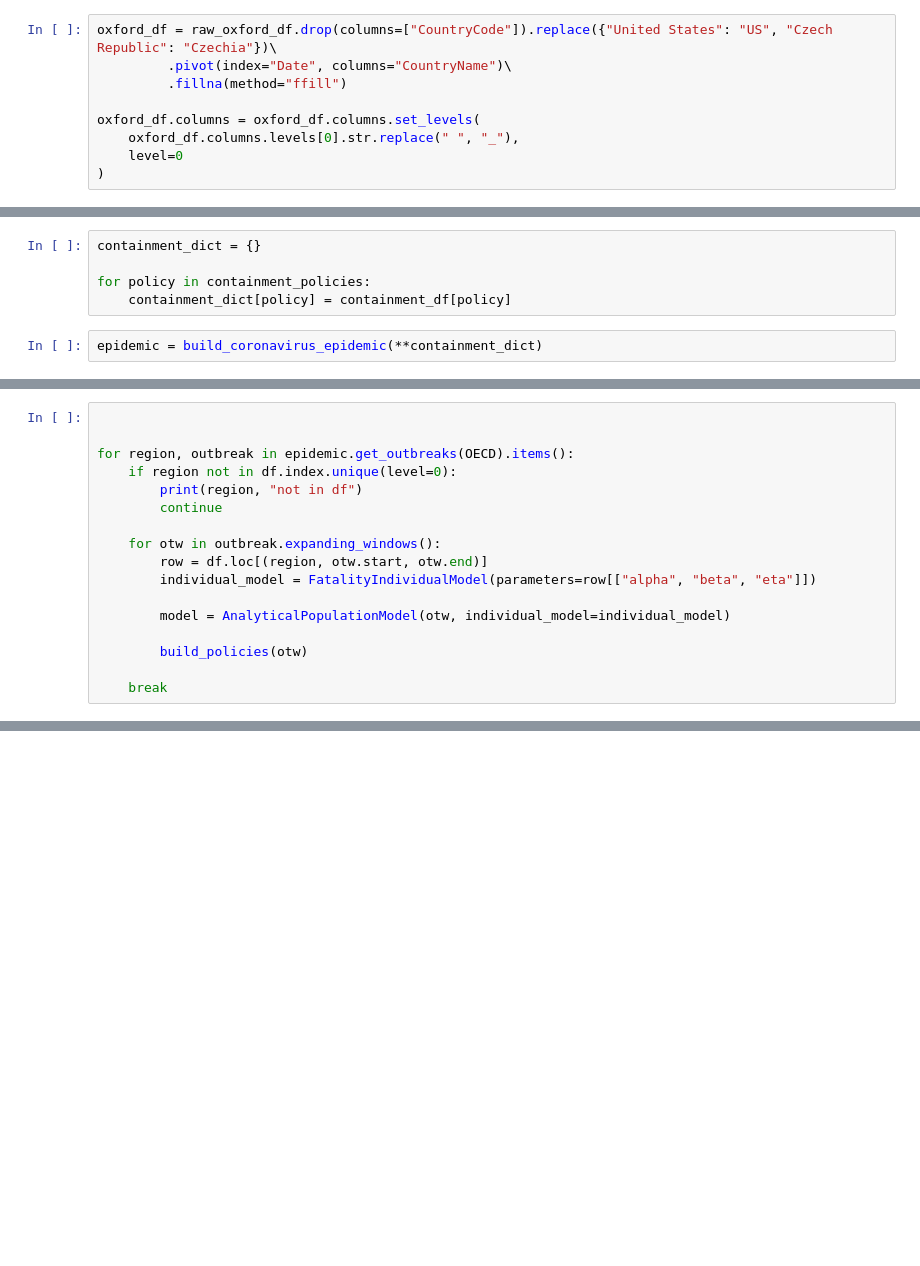
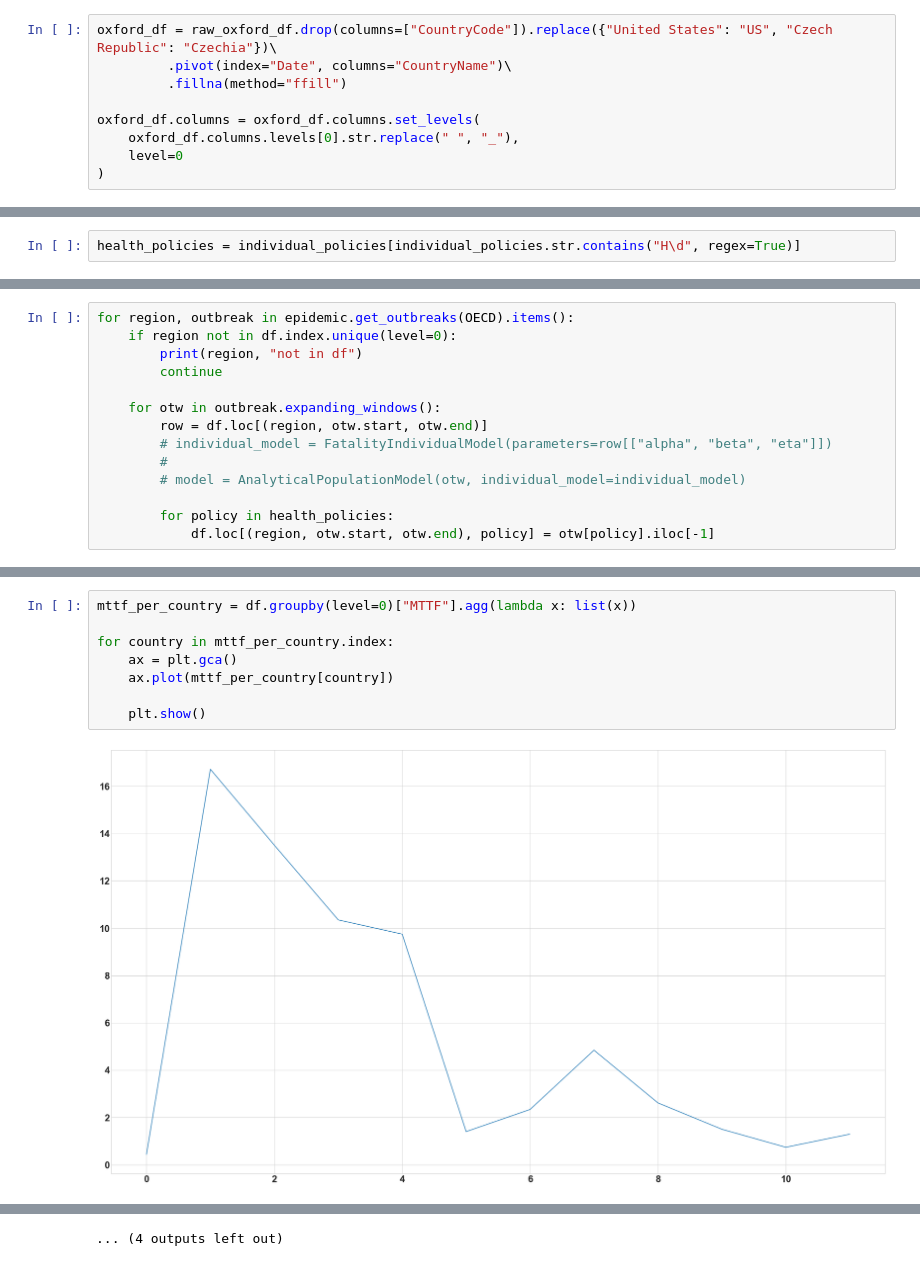
Before and after one commit to Thopiax/pydemic, a Jupyter notebook: nbs/EDA.ipynb, the cells around one changed output, grey strips where cells are left out. Saved outputs shown, nothing was run; the diff lists cells and outputs as text; blank space fills up the shorter version.

```diff
--- a/nbs/EDA.ipynb
+++ b/nbs/EDA.ipynb
@@ -69,7 +86,2 @@ containment_flags_df = oxford_df[containment_flags].dropna(how="all", axis=1)
-# %%
-containment_dict = {}
-
-for policy in containment_policies:
-    containment_dict[policy] = containment_df[policy]
-# %%
-epidemic = build_coronavirus_epidemic(**containment_dict)
+# %%
+health_policies = individual_policies[individual_policies.str.contains("H\d", regex=True)]
@@ -102,6 +106,4 @@ def build_policies(otw : OutbreakTimeWindow):
 # %%
-
-
 for region, outbreak in epidemic.get_outbreaks(OECD).items():
     if region not in df.index.unique(level=0):
         print(region, "not in df")
@@ -109,13 +111,12 @@ for region, outbreak in epidemic.get_outbreaks(OECD).items():
 
     for otw in outbreak.expanding_windows():
         row = df.loc[(region, otw.start, otw.end)]
-        individual_model = FatalityIndividualModel(parameters=row[["alpha", "beta", "eta"]])
+        # individual_model = FatalityIndividualModel(parameters=row[["alpha", "beta", "eta"]])
+        #
+        # model = AnalyticalPopulationModel(otw, individual_model=individual_model)
 
-        model = AnalyticalPopulationModel(otw, individual_model=individual_model)
-
-        build_policies(otw)
-
-    break
+        for policy in health_policies:
+            df.loc[(region, otw.start, otw.end), policy] = otw[policy].iloc[-1]
 # %% [output]
 Australia not in df
 Austria not in df
@@ -152,0 +203,10 @@ Freq: D, Name: Italy, Length: 133, dtype: float64
+# %%
+mttf_per_country = df.groupby(level=0)["MTTF"].agg(lambda x: list(x))
+
+for country in mttf_per_country.index:
+    ax = plt.gca()
+    ax.plot(mttf_per_country[country])
+
+    plt.show()
+# %% [output]
+[figure, added]
@@ -152,0 +224 @@ Freq: D, Name: Italy, Length: 133, dtype: float64
+... (4 outputs left out)
```
Also changed, not shown: parts of 20 cells of this notebook, 2 other files.
